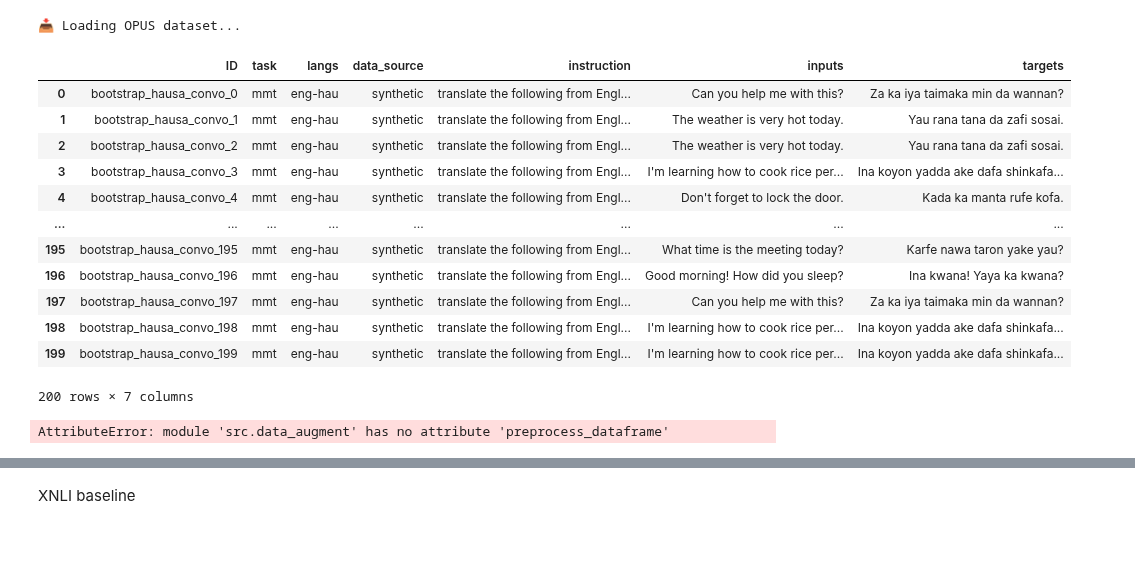
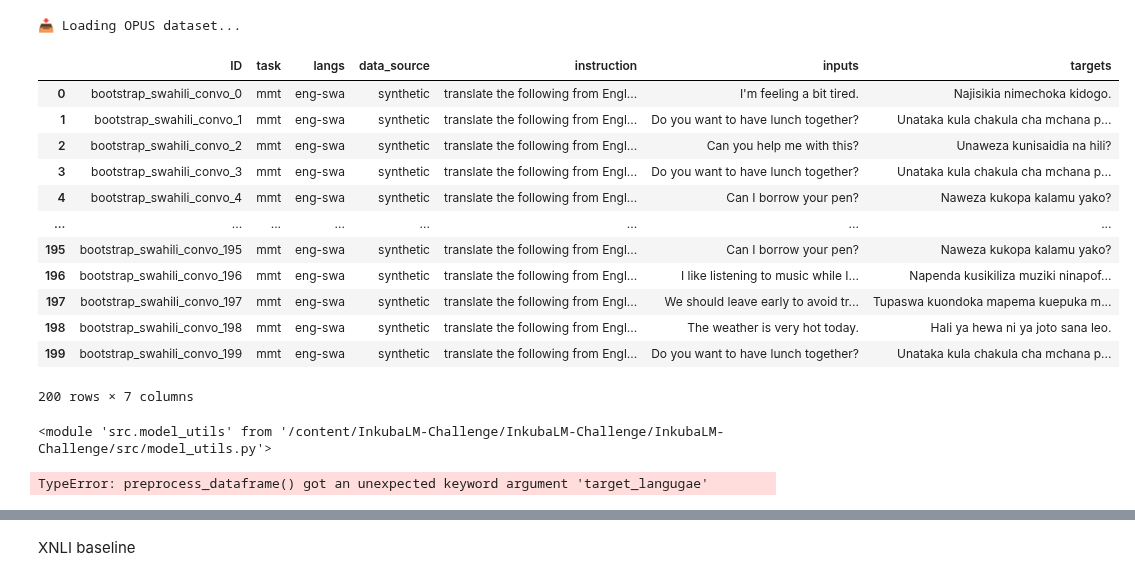
Before and after one commit to melissafasol/InkubaLM-Challenge, a Jupyter notebook: notebooks_ab/evaluation.ipynb, the cells around one changed output, grey strips where cells are left out. Saved outputs shown, nothing was run; the diff lists cells and outputs as text; code cells hidden in the pictures; blank space fills up the shorter version.

Commit message:
data preprocessing

```diff
--- a/notebooks_ab/evaluation.ipynb
+++ b/notebooks_ab/evaluation.ipynb
@@ -353,19 +283,3 @@ for i in range(num_samples):
     })
 
 df_synthetic_hausa = pd.DataFrame(synthetic_data)
-# %%
-df_synthetic_hausa
-# %% [output]
-|  | ID | task | langs | data_source | instruction | inputs | targets |
-| 0 | bootstrap_hausa_convo_0 | mmt | eng-hau | synthetic | translate the following from Engl... | Can you help me with this? | Za ka iya taimaka min da wannan? |
-| 1 | bootstrap_hausa_convo_1 | mmt | eng-hau | synthetic | translate the following from Engl... | The weather is very hot today. | Yau rana tana da zafi sosai. |
-| 2 | bootstrap_hausa_convo_2 | mmt | eng-hau | synthetic | translate the following from Engl... | The weather is very hot today. | Yau rana tana da zafi sosai. |
-| 3 | bootstrap_hausa_convo_3 | mmt | eng-hau | synthetic | translate the following from Engl... | I'm learning how to cook rice per... | Ina koyon yadda ake dafa shinkafa... |
-| 4 | bootstrap_hausa_convo_4 | mmt | eng-hau | synthetic | translate the following from Engl... | Don't forget to lock the door. | Kada ka manta rufe kofa. |
-| ... | ... | ... | ... | ... | ... | ... | ... |
-| 195 | bootstrap_hausa_convo_195 | mmt | eng-hau | synthetic | translate the following from Engl... | What time is the meeting today? | Karfe nawa taron yake yau? |
-| 196 | bootstrap_hausa_convo_196 | mmt | eng-hau | synthetic | translate the following from Engl... | Good morning! How did you sleep? | Ina kwana! Yaya ka kwana? |
-| 197 | bootstrap_hausa_convo_197 | mmt | eng-hau | synthetic | translate the following from Engl... | Can you help me with this? | Za ka iya taimaka min da wannan? |
-| 198 | bootstrap_hausa_convo_198 | mmt | eng-hau | synthetic | translate the following from Engl... | I'm learning how to cook rice per... | Ina koyon yadda ake dafa shinkafa... |
-| 199 | bootstrap_hausa_convo_199 | mmt | eng-hau | synthetic | translate the following from Engl... | I'm learning how to cook rice per... | Ina koyon yadda ake dafa shinkafa... |
-200 rows × 7 columns
@@ -372,23 +421,50 @@ df_synthetic_hausa
+# %%
+df_synthetic_swahili
+# %% [output]
+|  | ID | task | langs | data_source | instruction | inputs | targets |
+| 0 | bootstrap_swahili_convo_0 | mmt | eng-swa | synthetic | translate the following from Engl... | I'm feeling a bit tired. | Najisikia nimechoka kidogo. |
+| 1 | bootstrap_swahili_convo_1 | mmt | eng-swa | synthetic | translate the following from Engl... | Do you want to have lunch together? | Unataka kula chakula cha mchana p... |
+| 2 | bootstrap_swahili_convo_2 | mmt | eng-swa | synthetic | translate the following from Engl... | Can you help me with this? | Unaweza kunisaidia na hili? |
+| 3 | bootstrap_swahili_convo_3 | mmt | eng-swa | synthetic | translate the following from Engl... | Do you want to have lunch together? | Unataka kula chakula cha mchana p... |
+| 4 | bootstrap_swahili_convo_4 | mmt | eng-swa | synthetic | translate the following from Engl... | Can I borrow your pen? | Naweza kukopa kalamu yako? |
+| ... | ... | ... | ... | ... | ... | ... | ... |
+| 195 | bootstrap_swahili_convo_195 | mmt | eng-swa | synthetic | translate the following from Engl... | Can I borrow your pen? | Naweza kukopa kalamu yako? |
+| 196 | bootstrap_swahili_convo_196 | mmt | eng-swa | synthetic | translate the following from Engl... | I like listening to music while I... | Napenda kusikiliza muziki ninapof... |
+| 197 | bootstrap_swahili_convo_197 | mmt | eng-swa | synthetic | translate the following from Engl... | We should leave early to avoid tr... | Tupaswa kuondoka mapema kuepuka m... |
+| 198 | bootstrap_swahili_convo_198 | mmt | eng-swa | synthetic | translate the following from Engl... | The weather is very hot today. | Hali ya hewa ni ya joto sana leo. |
+| 199 | bootstrap_swahili_convo_199 | mmt | eng-swa | synthetic | translate the following from Engl... | Do you want to have lunch together? | Unataka kula chakula cha mchana p... |
+200 rows × 7 columns
+# %%
+import importlib
+import src.data_augment
+import src.evaluation
+import src.model_utils
+importlib.reload(src.data_augment)
+importlib.reload(src.evaluation)
+importlib.reload(src.model_utils)
+# %% [output]
+<module 'src.model_utils' from '/content/InkubaLM-Challenge/InkubaLM-Challenge/InkubaLM-Challenge/src/model_utils.py'>
 # %%
 from sklearn.utils import shuffle
 
 # Load the Swahili dataset from a local CSV file
 mt_train = pd.read_parquet("hf://datasets/lelapa/MTTrain/data/train-00000-of-00001.parquet")
+hau_dataset_pd = mt_train.loc[mt_train['langs'] == 'eng-hau']
+hau_dataset_pd_clean = data_augment.preprocess_dataframe(hau_dataset_pd, target_language = 'hausa')
+hau_synthetic_clean = data_augment.preprocess_dataframe(df_clean_hausa, target_langugae = 'hausa')
 
-hau_dataset_pd = mt_train.loc[mt_train['langs'] == 'eng-hau']
-#hau_dataset_pd_clean = preprocess_dataframe(hau_dataset_pd)
-hau_dataset_pd_clean = data_augment.preprocess_dataframe(hau_dataset_pd)
-
-hau_supplement_df = pd.concat([df_synthetic_hausa, hau_dataset_pd_clean], axis=0, ignore_index=True)
+hau_supplement_df = pd.concat([hau_synthetic_clean, hau_dataset_pd_clean], axis=0, ignore_index=True)
 hau_supplement_df = shuffle(hau_supplement_df, random_state=42).reset_index(drop=True)
 
-#hau_dataset_og = Dataset.from_pandas(
-#    mt_train[mt_train['langs']=='eng-hau']
-#)
+swa_dataset_pd = mt_train.loc[mt_train['langs'] == 'eng-swa']
+swa_dataset_pd_clean = data_augment.preprocess_dataframe(swa_dataset_pd, target_language = 'swahili')
+swa_synthetic_clean = data_augment.preprocess_dataframe(df_synthetic_swahili, target_language = 'swahili')
 
-swa_dataset = Dataset.from_pandas(
-    mt_train[mt_train['langs']=='eng-swa']
-)
+swa_supplement_df = pd.concat([swa_synthetic_clean, swa_dataset_pd_clean], axis=0, ignore_index=True)
+swa_supplement_df = shuffle(hau_supplement_df, random_state=42).reset_index(drop=True)
+
+
+swa_dataset = Dataset.from_pandas(swa_supplement_df)
 
 hau_supplement = Dataset.from_pandas(hau_supplement_df)
 
@@ -403,4 +479,4 @@ dataset_dict = DatasetDict({
 print(swa_dataset)
 print(hau_supplement)
 # %% [output]
-AttributeError: module 'src.data_augment' has no attribute 'preprocess_dataframe'
+TypeError: preprocess_dataframe() got an unexpected keyword argument 'target_langugae'
```
Also changed, not shown: parts of 18 cells of this notebook.
